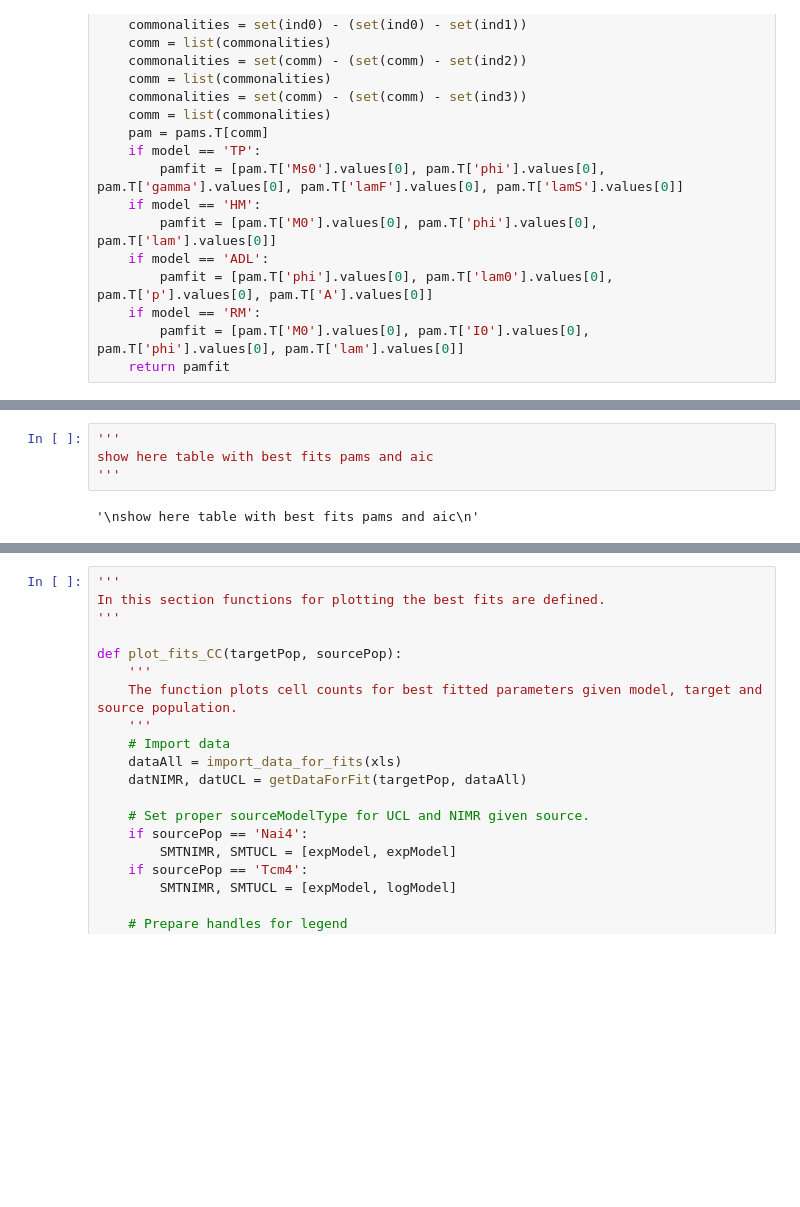
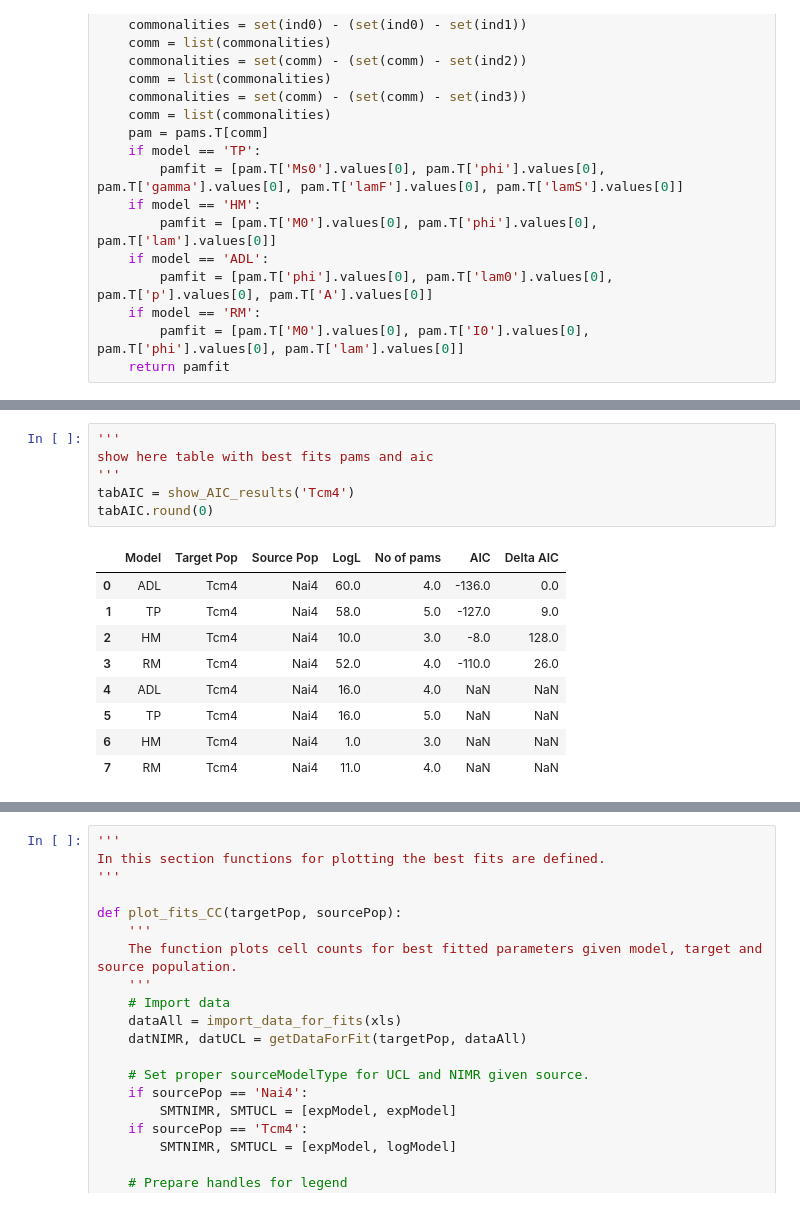
Before and after one commit to elifesciences-publications/memory-CD4-and-dirt, a Jupyter notebook: fitting_procedure.ipynb, the cells around one changed output, grey strips where cells are left out. Drawn from its saved outputs; the diff is of its cells as text; blank space fills up the shorter version.

```diff
--- a/fitting_procedure.ipynb
+++ b/fitting_procedure.ipynb
@@ -1651,6 +1638,16 @@ def return_pam_fits(targetPop, sourcePop, loc, model):
 # %%
 '''
 show here table with best fits pams and aic
 '''
+tabAIC = show_AIC_results('Tcm4')
+tabAIC.round(0)
 # %% [output]
-'\nshow here table with best fits pams and aic\n'
+|  | Model | Target Pop | Source Pop | LogL | No of pams | AIC | Delta AIC |
+| 0 | ADL | Tcm4 | Nai4 | 60.0 | 4.0 | -136.0 | 0.0 |
+| 1 | TP | Tcm4 | Nai4 | 58.0 | 5.0 | -127.0 | 9.0 |
+| 2 | HM | Tcm4 | Nai4 | 10.0 | 3.0 | -8.0 | 128.0 |
+| 3 | RM | Tcm4 | Nai4 | 52.0 | 4.0 | -110.0 | 26.0 |
+| 4 | ADL | Tcm4 | Nai4 | 16.0 | 4.0 | NaN | NaN |
+| 5 | TP | Tcm4 | Nai4 | 16.0 | 5.0 | NaN | NaN |
+| 6 | HM | Tcm4 | Nai4 | 1.0 | 3.0 | NaN | NaN |
+| 7 | RM | Tcm4 | Nai4 | 11.0 | 4.0 | NaN | NaN |
```
Also changed, not shown: parts of 22 cells of this notebook.
